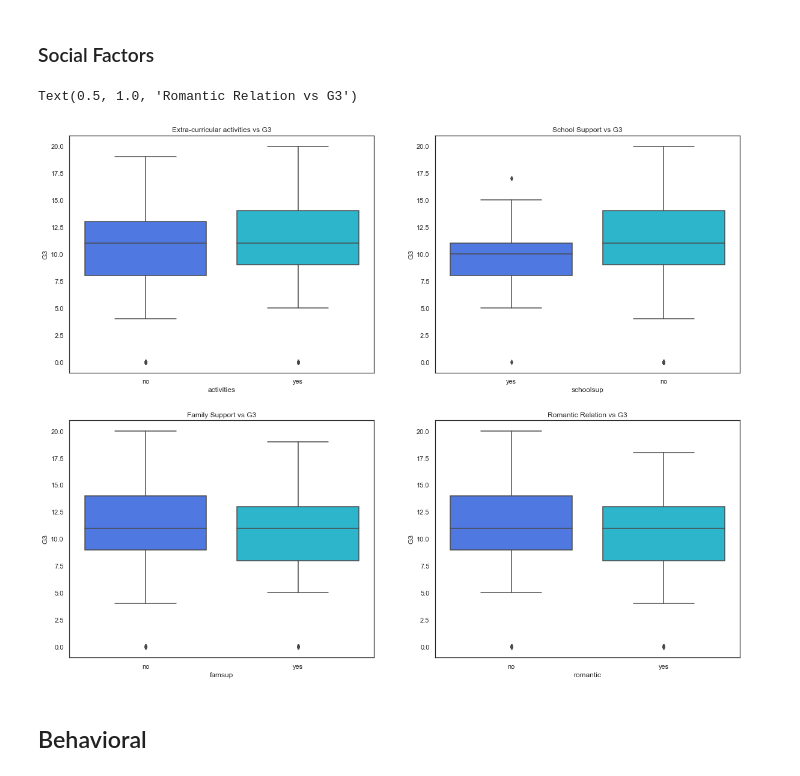
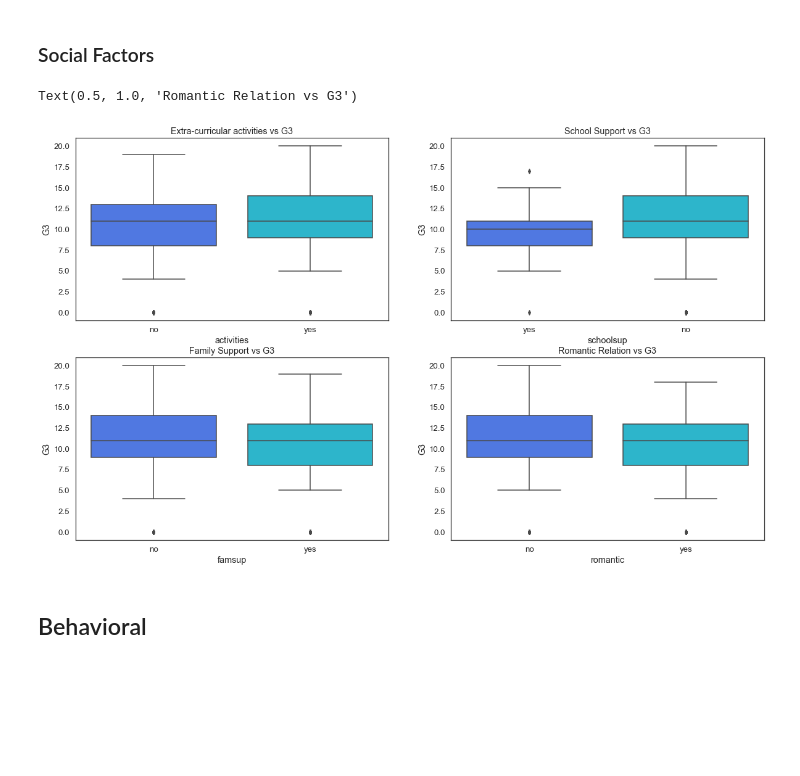
Before and after one commit to zshi719/student_grade_prediction, a Jupyter notebook: attemp1_vs.ipynb, the cells around one changed output. Saved outputs shown, nothing was run; the diff lists cells and outputs as text; code cells hidden in the pictures; blank space fills up the shorter version.

```diff
--- a/attemp1_vs.ipynb
+++ b/attemp1_vs.ipynb
@@ -4,7 +4,7 @@ import matplotlib.pyplot as plt
 import numpy as np
 import pandas as pd
 import seaborn as sns
-sns.set_theme(style='white', palette='rainbow')
+sns.set_theme(style='white', palette='rainbow', font_scale=1.2)
 # %%
 data = pd.read_csv("data/student-mat.csv")
 data.head()
@@ -72,18 +69,18 @@ Text(0.5, 1.0, 'Internet Access vs G3')
 # %% [markdown]
 ### Social Factors
 # %%
-fig = plt.figure(figsize=(20, 16))
+fig = plt.figure(figsize=(20, 12))
 fig.add_subplot(2, 2, 1)
 sns.boxplot(x='activities', y='G3', data=data).set_title('Extra-curricular activities vs G3')
 fig.add_subplot(2, 2, 2)
 sns.boxplot(x='schoolsup', y='G3', data=data).set_title('School Support vs G3')
 fig.add_subplot(2, 2, 3)
 sns.boxplot(x='famsup', y='G3', data=data).set_title('Family Support vs G3')
 fig.add_subplot(2, 2, 4)
 sns.boxplot(x='romantic', y='G3', data=data).set_title('Romantic Relation vs G3')
 # %% [output]
 Text(0.5, 1.0, 'Romantic Relation vs G3')
-[figure, old version]
+[figure, new version]
 # %% [markdown]
 ## Behavioral
 # %%
```
Also changed, not shown: parts of 23 cells of this notebook.
